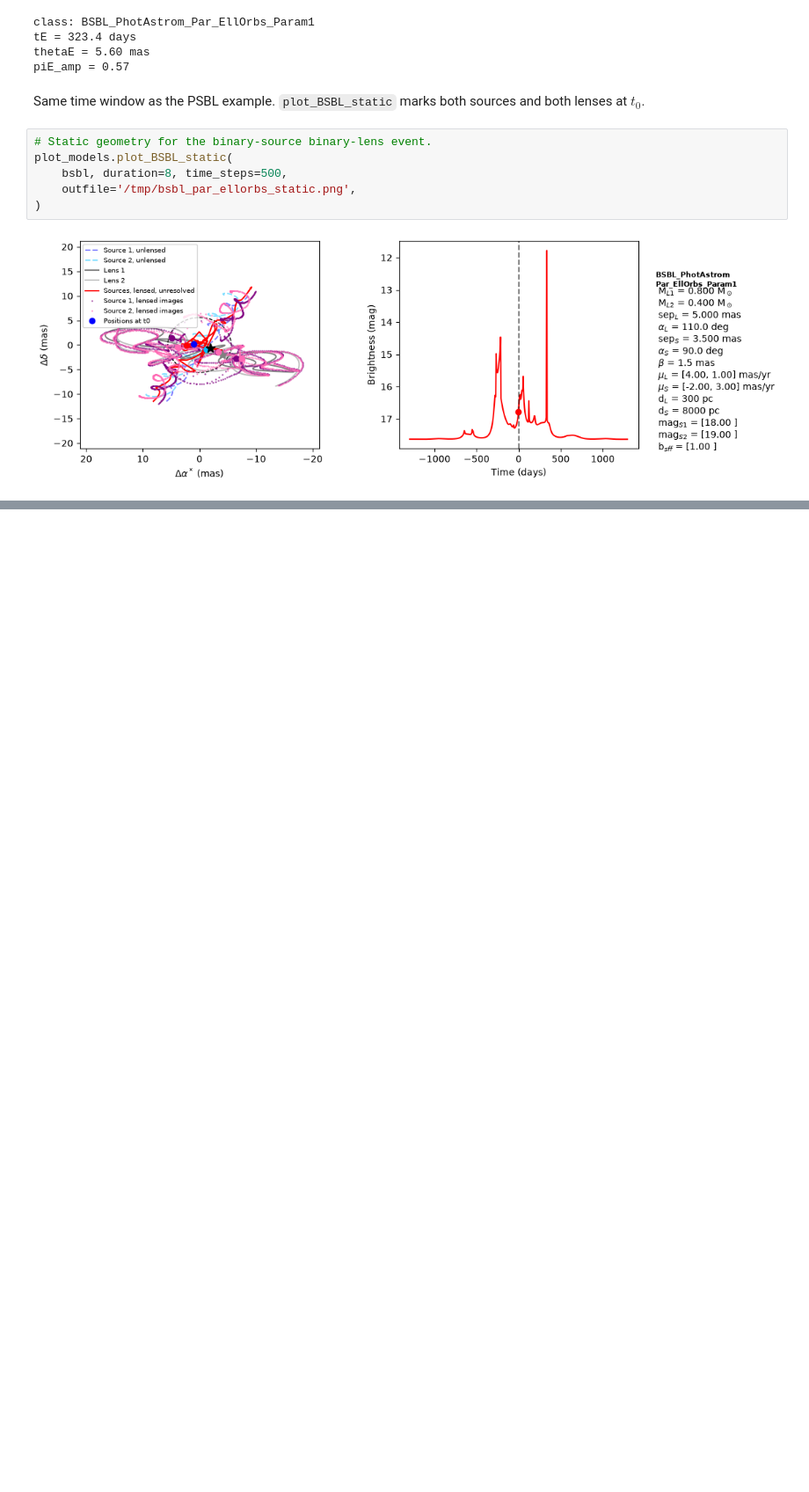
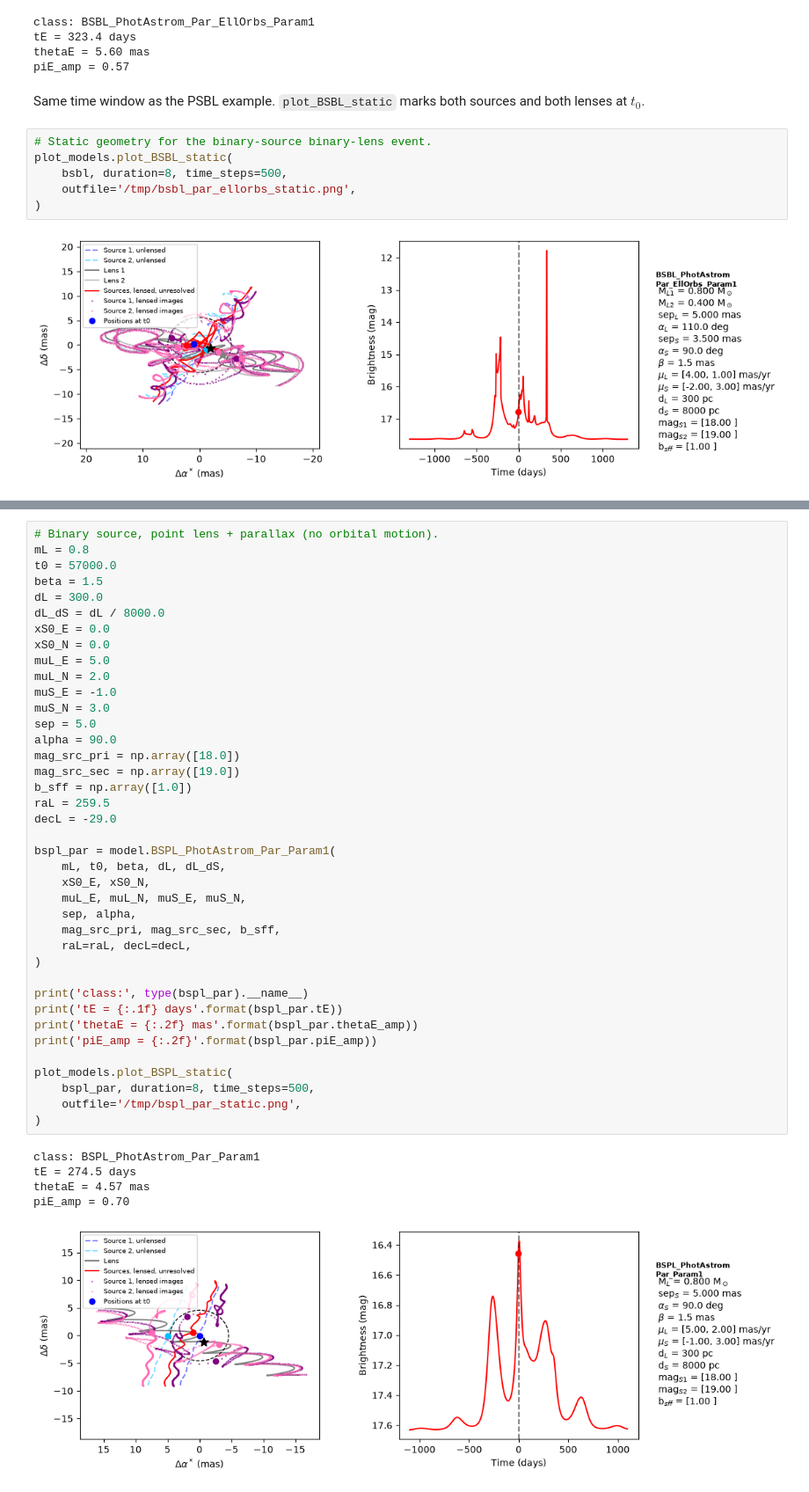
Before and after one commit to MovingUniverseLab/BAGLE_Microlensing, a Jupyter notebook: docs/notebooks/example_plot_PSBL_BSBL.ipynb, the cells around one changed output, grey strips where cells are left out. Shown at 88% size. Drawn from its saved outputs; the diff is of its cells as text; blank space fills up the shorter version.

```diff
--- a/docs/notebooks/example_plot_PSBL_BSBL.ipynb
+++ b/docs/notebooks/example_plot_PSBL_BSBL.ipynb
@@ -196,0 +295,45 @@ plot_models.plot_BSBL_static(
+# %%
+# Binary source, point lens + parallax (no orbital motion).
+mL = 0.8
+t0 = 57000.0
+beta = 1.5
+dL = 300.0
+dL_dS = dL / 8000.0
+xS0_E = 0.0
+xS0_N = 0.0
+muL_E = 5.0
+muL_N = 2.0
+muS_E = -1.0
+muS_N = 3.0
+sep = 5.0
+alpha = 90.0
+mag_src_pri = np.array([18.0])
+mag_src_sec = np.array([19.0])
+b_sff = np.array([1.0])
+raL = 259.5
+decL = -29.0
+
+bspl_par = model.BSPL_PhotAstrom_Par_Param1(
+    mL, t0, beta, dL, dL_dS,
+    xS0_E, xS0_N,
+    muL_E, muL_N, muS_E, muS_N,
+    sep, alpha,
+    mag_src_pri, mag_src_sec, b_sff,
+    raL=raL, decL=decL,
+)
+
+print('class:', type(bspl_par).__name__)
+print('tE = {:.1f} days'.format(bspl_par.tE))
+print('thetaE = {:.2f} mas'.format(bspl_par.thetaE_amp))
+print('piE_amp = {:.2f}'.format(bspl_par.piE_amp))
+
+plot_models.plot_BSPL_static(
+    bspl_par, duration=8, time_steps=500,
+    outfile='/tmp/bspl_par_static.png',
+)
+# %% [output]
+class: BSPL_PhotAstrom_Par_Param1
+tE = 274.5 days
+thetaE = 4.57 mas
+piE_amp = 0.70
+[figure, added]
```
Also changed, not shown: parts of 7 cells of this notebook, 7 other files.
